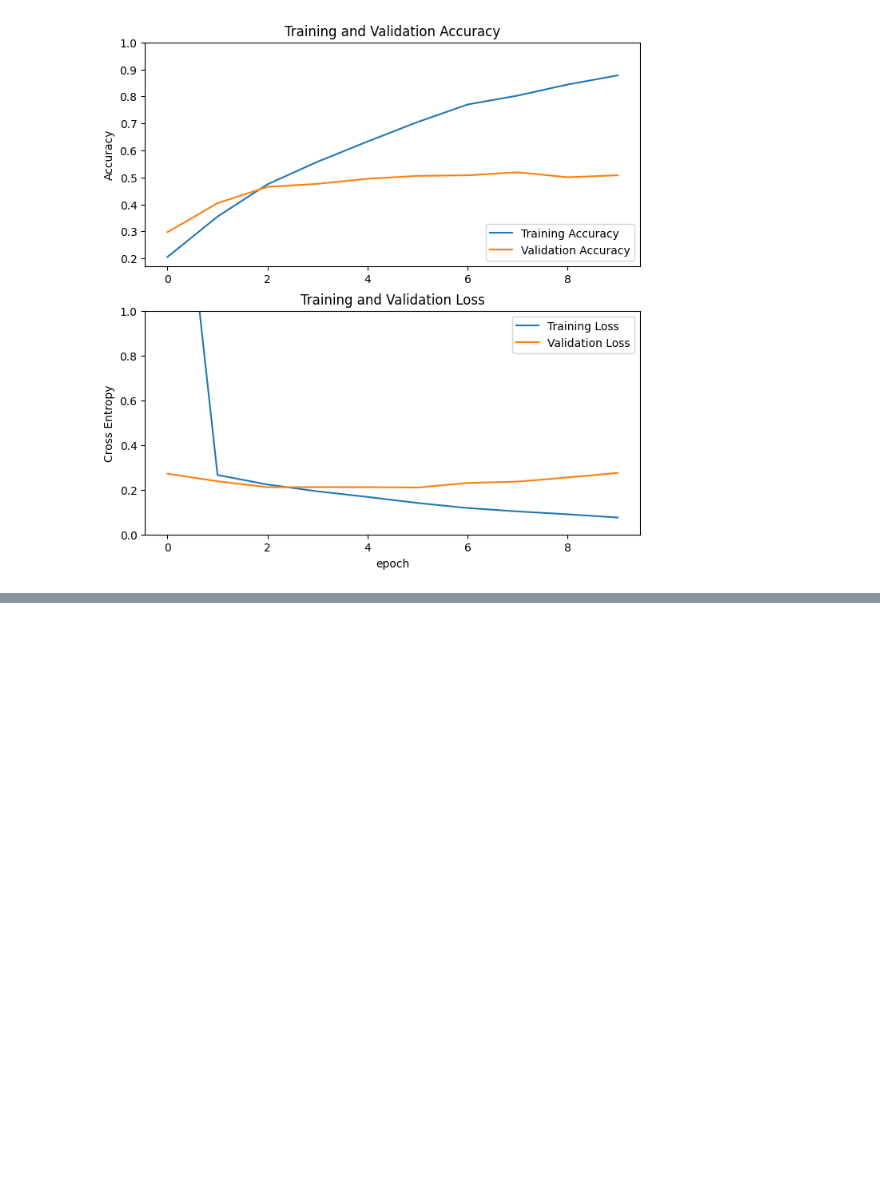
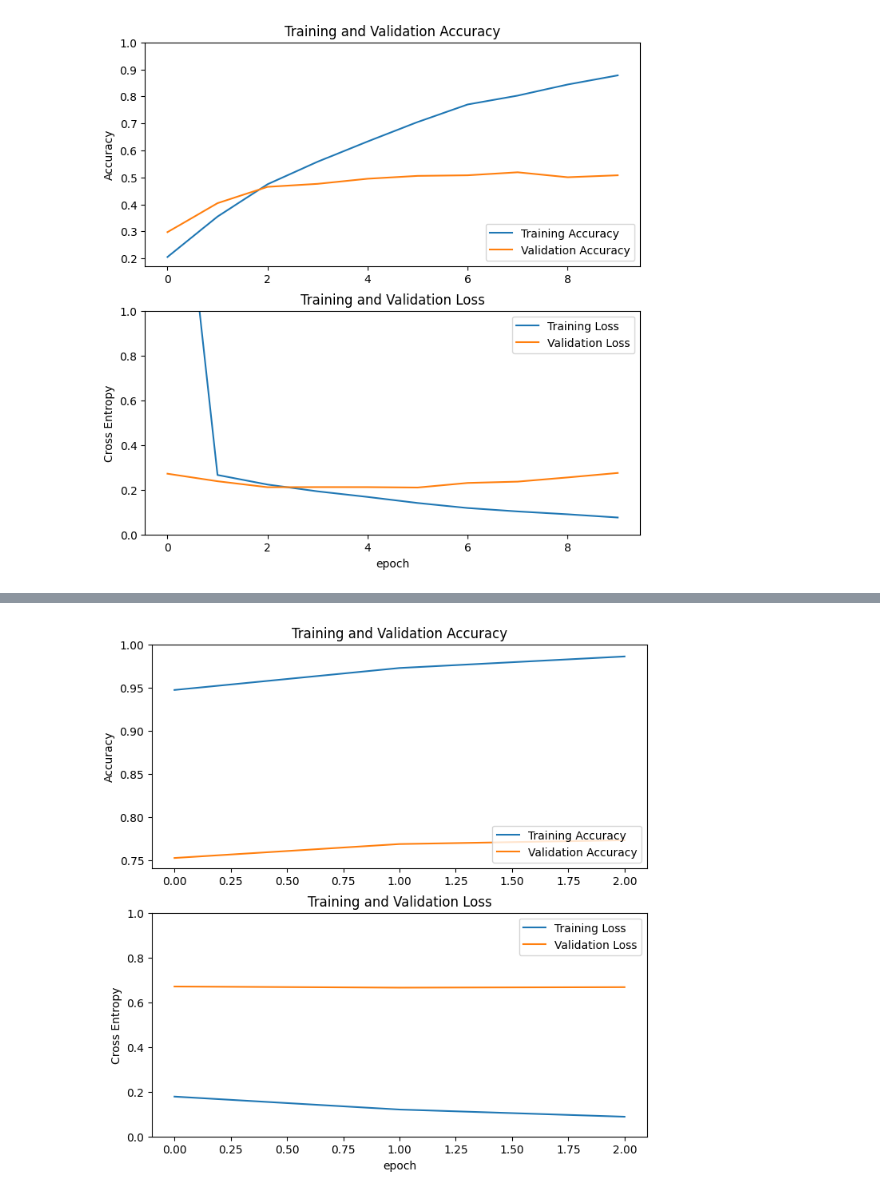
Before and after one commit to AlexisGuillotin/Machine-Learning-projects, a Jupyter notebook: Reseaux de neurones/reseaux_de_neuronnes.ipynb, the cells around one changed output, grey strips where cells are left out. Cells and saved outputs as stored; diff of their text form; code cells hidden in the pictures; blank space fills up the shorter version.

Commit message:
CMB|20230316|Transfert Learning VGG16

```diff
--- a/Reseaux de neurones/reseaux_de_neuronnes.ipynb
+++ b/Reseaux de neurones/reseaux_de_neuronnes.ipynb
@@ -21,16 +21,8 @@ from keras import Model
 from keras.optimizers import Adam,Nadam, SGD
 
 """
-2.1.3   -   Deep Approach - Data Augmentation
+2.1.3   -   Deep Approach - Data Augmentation & Transfert Learning
 """
-def plot_accuracy_evolution(history):
-    plt.figure(figsize=(20, 5))
-    plt.plot(history.history['accuracy'], label = 'train')
-    plt.plot(history.history['val_accuracy'], label = 'valid')
-    plt.legend()
-    plt.title('Accuracy')
-    plt.show()
-
 def plot_model_evolution(history):
     # Learning curves
     acc = history.history['accuracy']
@@ -177,6 +169,15 @@ def data_augmentation(images):
         plt.close()
 
 def transfert_learning(X_train, y_train, X_test, y_test,  num_classes, epochs):
+
+    # Prepare the training dataset
+    train_dataset = tf.data.Dataset.from_tensor_slices((X_train, y_train))
+    train_dataset = train_dataset.shuffle(buffer_size=1024).batch(64)
+
+    # Prepare the validation dataset
+    val_dataset = tf.data.Dataset.from_tensor_slices((X_test, y_test))
+    val_dataset = val_dataset.batch(64)
+
     print('\t○\tTransfert Learning avec VGG16')
     # Charger VGG-16 pré-entraîné sur ImageNet et sans les couches fully-connected
     model = VGG16(weights="imagenet", include_top=False, input_shape=(256, 256, 3))
@@ -227,7 +228,7 @@ def transfert_learning(X_train, y_train, X_test, y_test,  num_classes, epochs):
     print("initial loss: {:.2f}".format(loss0))
     print("initial accuracy: {:.2f}".format(accuracy0))
 
-    history = new_model.fit((X_train, y_train), epochs=epochs, validation_data=(X_test, y_test))
+    history = new_model.fit(train_dataset, epochs=epochs, validation_data=val_dataset)
 
     plot_model_evolution(history)
 
@@ -341,2 +340,4 @@ ValueError: in user code:
 # %%
-plot_accuracy_evolution(history)
+plot_model_evolution(history)
+# %% [output]
+[figure, added]
```
Also changed, not shown: parts of 1 cell of this notebook, 1 other file.
